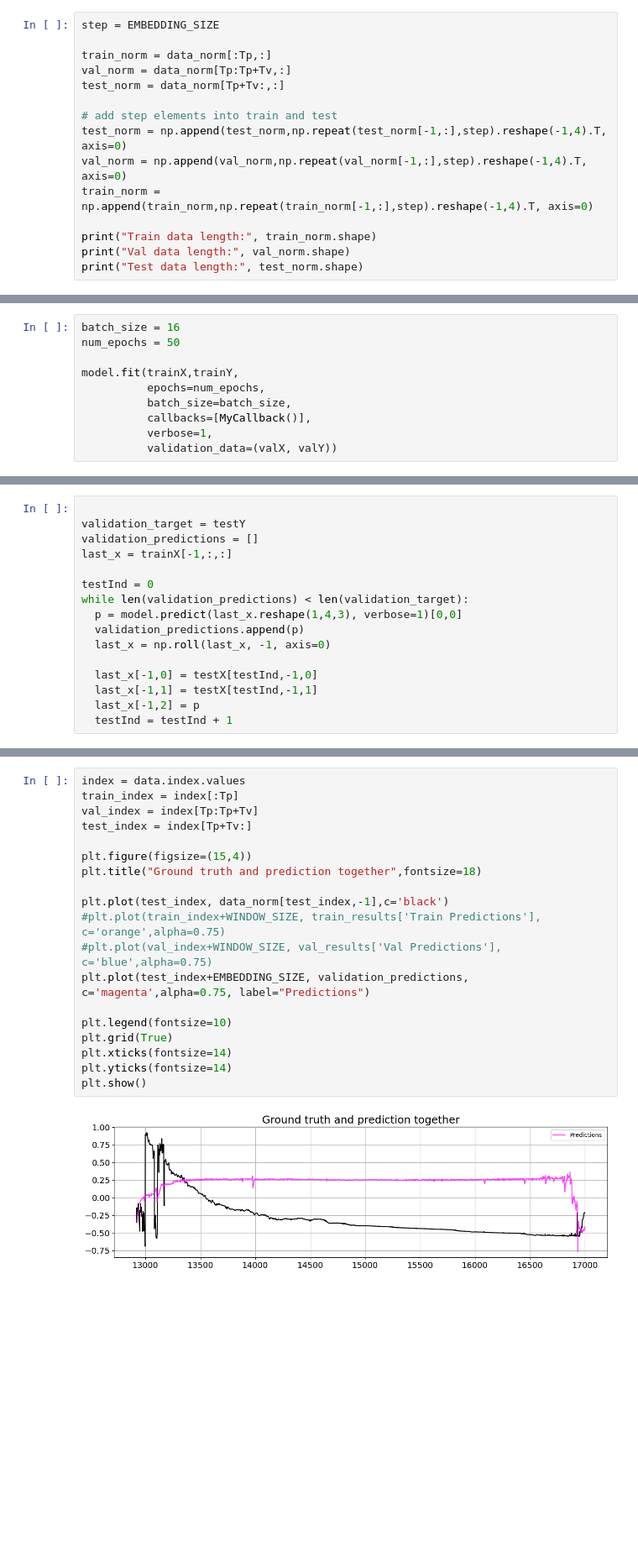
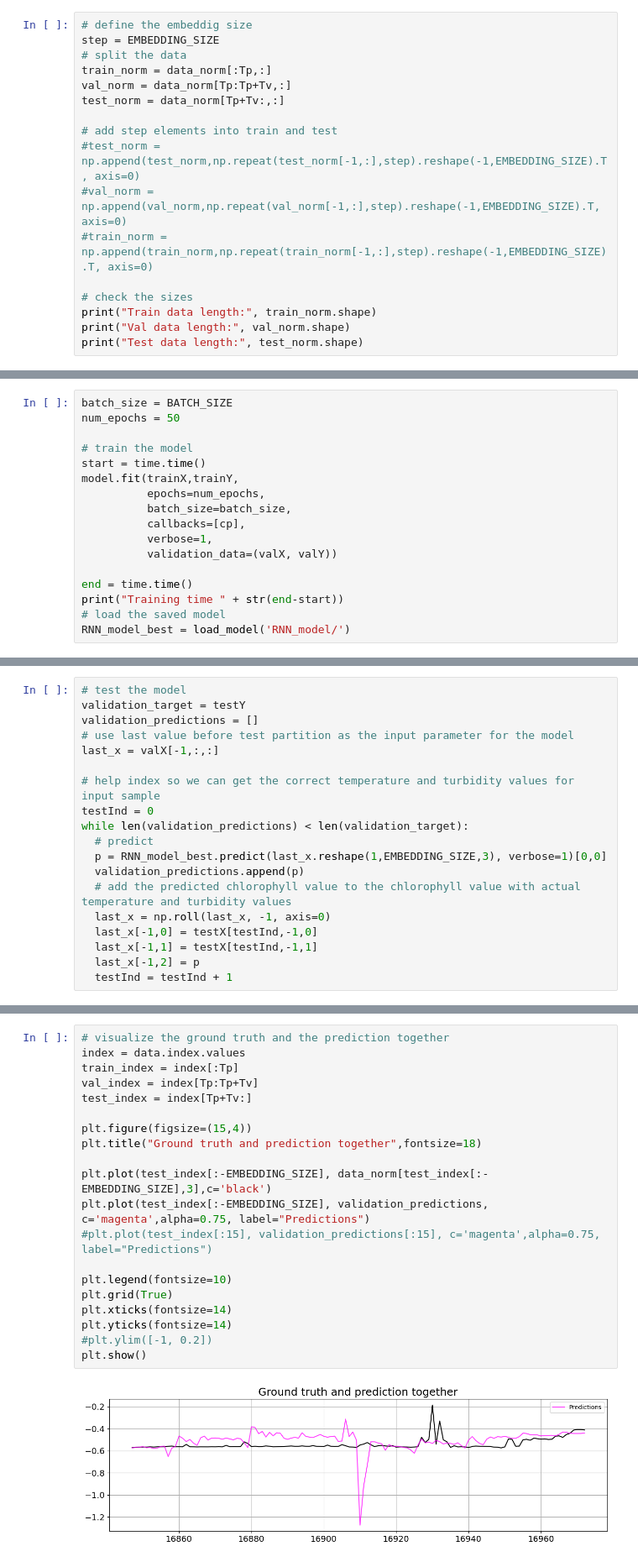
Before and after one commit to VPManninen/ADAML_Pien-Saimaa_A1, a Jupyter notebook: RNN_implementation.ipynb, the cells around one changed output, grey strips where cells are left out. Shown: that part at 84% size. Saved outputs shown, nothing was run; the diff lists cells and outputs as text; blank space fills up the shorter version.

Commit message:
RNN model with optimized parameters (initial)

```diff
--- a/RNN_implementation.ipynb
+++ b/RNN_implementation.ipynb
@@ -102,15 +110,17 @@ plt.show()
 # %%
+# define the embeddig size
 step = EMBEDDING_SIZE
-
+# split the data
 train_norm = data_norm[:Tp,:]
 val_norm = data_norm[Tp:Tp+Tv,:]
 test_norm = data_norm[Tp+Tv:,:]
 
 # add step elements into train and test
-test_norm = np.append(test_norm,np.repeat(test_norm[-1,:],step).reshape(-1,4).T, axis=0)
-val_norm = np.append(val_norm,np.repeat(val_norm[-1,:],step).reshape(-1,4).T, axis=0)
-train_norm = np.append(train_norm,np.repeat(train_norm[-1,:],step).reshape(-1,4).T, axis=0)
+#test_norm = np.append(test_norm,np.repeat(test_norm[-1,:],step).reshape(-1,EMBEDDING_SIZE).T, axis=0)
+#val_norm = np.append(val_norm,np.repeat(val_norm[-1,:],step).reshape(-1,EMBEDDING_SIZE).T, axis=0)
+#train_norm = np.append(train_norm,np.repeat(train_norm[-1,:],step).reshape(-1,EMBEDDING_SIZE).T, axis=0)
 
+# check the sizes
 print("Train data length:", train_norm.shape)
 print("Val data length:", val_norm.shape)
 print("Test data length:", test_norm.shape)
@@ -190,12 +198,19 @@ class MyCallback(Callback):
 # %%
-batch_size = 16
+batch_size = BATCH_SIZE
 num_epochs = 50
 
+# train the model
+start = time.time()
 model.fit(trainX,trainY,
           epochs=num_epochs,
           batch_size=batch_size,
-          callbacks=[MyCallback()],
+          callbacks=[cp],
           verbose=1,
           validation_data=(valX, valY))
+
+end = time.time()
+print("Training time " + str(end-start))
+# load the saved model
+RNN_model_best = load_model('RNN_model/')
 # %% [output]
 Epoch 1/50
@@ -231,15 +298,18 @@ plt.show()
 # %%
-
+# test the model
 validation_target = testY
 validation_predictions = []
-last_x = trainX[-1,:,:]
+# use last value before test partition as the input parameter for the model
+last_x = valX[-1,:,:]
 
+# help index so we can get the correct temperature and turbidity values for input sample
 testInd = 0
 while len(validation_predictions) < len(validation_target):
-  p = model.predict(last_x.reshape(1,4,3), verbose=1)[0,0]
+  # predict
+  p = RNN_model_best.predict(last_x.reshape(1,EMBEDDING_SIZE,3), verbose=1)[0,0]
   validation_predictions.append(p)
+  # add the predicted chlorophyll value to the chlorophyll value with actual temperature and turbidity values
   last_x = np.roll(last_x, -1, axis=0)
-
   last_x[-1,0] = testX[testInd,-1,0]
   last_x[-1,1] = testX[testInd,-1,1]
   last_x[-1,2] = p
@@ -265,21 +335,22 @@ while len(validation_predictions) < len(validation_target):
 # %%
+# visualize the ground truth and the prediction together
 index = data.index.values
 train_index = index[:Tp]
 val_index = index[Tp:Tp+Tv]
 test_index = index[Tp+Tv:]
 
 plt.figure(figsize=(15,4))
 plt.title("Ground truth and prediction together",fontsize=18)
 
-plt.plot(test_index, data_norm[test_index,-1],c='black')
-#plt.plot(train_index+WINDOW_SIZE, train_results['Train Predictions'], c='orange',alpha=0.75)
-#plt.plot(val_index+WINDOW_SIZE, val_results['Val Predictions'], c='blue',alpha=0.75)
-plt.plot(test_index+EMBEDDING_SIZE, validation_predictions, c='magenta',alpha=0.75, label="Predictions")
+plt.plot(test_index[:-EMBEDDING_SIZE], data_norm[test_index[:-EMBEDDING_SIZE],3],c='black')
+plt.plot(test_index[:-EMBEDDING_SIZE], validation_predictions, c='magenta',alpha=0.75, label="Predictions")
+#plt.plot(test_index[:15], validation_predictions[:15], c='magenta',alpha=0.75, label="Predictions")
 
 plt.legend(fontsize=10)
 plt.grid(True)
 plt.xticks(fontsize=14)
 plt.yticks(fontsize=14)
+#plt.ylim([-1, 0.2])
 plt.show()
 # %% [output]
-[figure, old version]
+[figure, new version]
```
Also changed, not shown: parts of 11 cells of this notebook.
